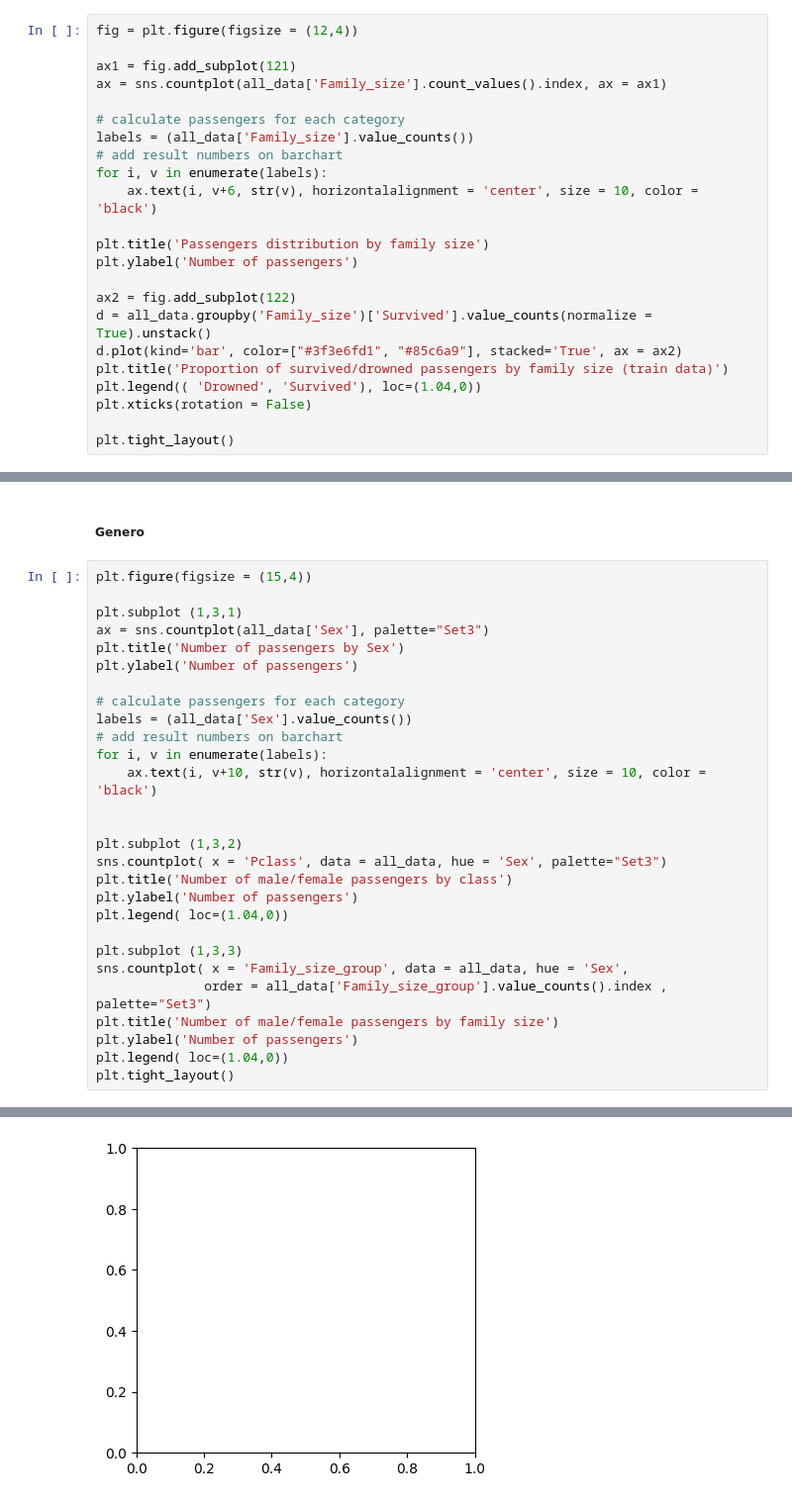
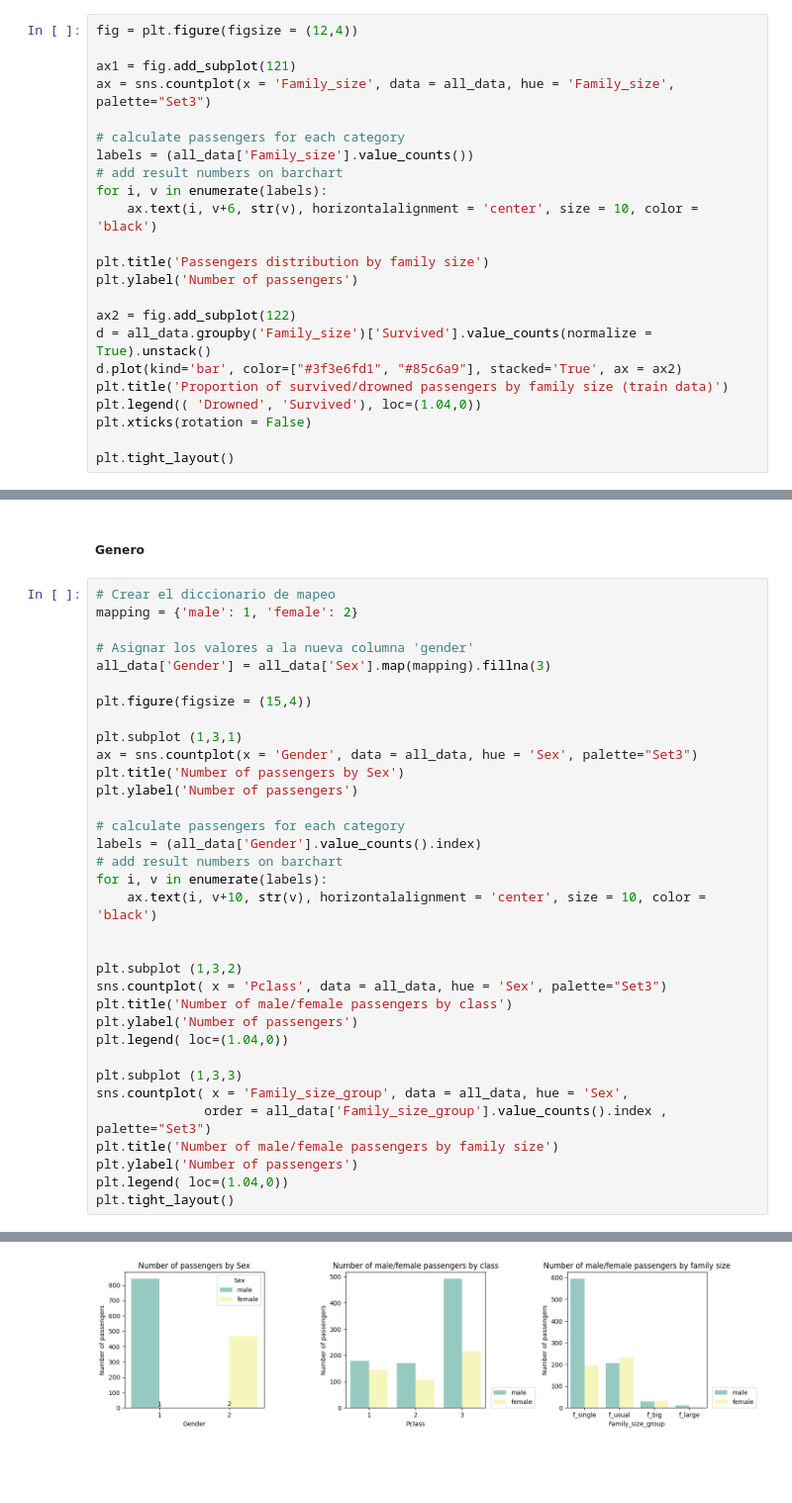
Before and after one commit to lbustio/ciencia_datos, a Jupyter notebook: 10.-python_descriptive_statistics.ipynb, the cells around one changed output, grey strips where cells are left out. Shown at 99% size. Saved outputs shown, nothing was run; the diff lists cells and outputs as text; blank space fills up the shorter version.

```diff
--- a/10.-python_descriptive_statistics.ipynb
+++ b/10.-python_descriptive_statistics.ipynb
@@ -854,7 +854,7 @@ Tamaño de la familia y las probabilidades de supervivencia
 fig = plt.figure(figsize = (12,4))
 
 ax1 = fig.add_subplot(121)
-ax = sns.countplot(all_data['Family_size'].count_values().index, ax = ax1)
+ax = sns.countplot(x = 'Family_size', data = all_data, hue = 'Family_size', palette="Set3")
 
 # calculate passengers for each category
 labels = (all_data['Family_size'].value_counts())
@@ -1070,15 +1069,21 @@ A partir de estos gráficos (solo datos de entrenamiento) podemos observar lo si
 # %% [markdown]
 ##### Genero
 # %%
+# Crear el diccionario de mapeo
+mapping = {'male': 1, 'female': 2}
+
+# Asignar los valores a la nueva columna 'gender'
+all_data['Gender'] = all_data['Sex'].map(mapping).fillna(3)
+
 plt.figure(figsize = (15,4))
 
 plt.subplot (1,3,1)
-ax = sns.countplot(all_data['Sex'], palette="Set3")
+ax = sns.countplot(x = 'Gender', data = all_data, hue = 'Sex', palette="Set3")
 plt.title('Number of passengers by Sex')
 plt.ylabel('Number of passengers')
 
 # calculate passengers for each category
-labels = (all_data['Sex'].value_counts())
+labels = (all_data['Gender'].value_counts().index)
 # add result numbers on barchart
 for i, v in enumerate(labels):
     ax.text(i, v+10, str(v), horizontalalignment = 'center', size = 10, color = 'black')
@@ -1102 +1106 @@ ValueError: could not convert string to float: 'male'
-[figure, old version]
+[figure, new version]
```
Also changed, not shown: parts of 67 cells of this notebook, 2 other files.
